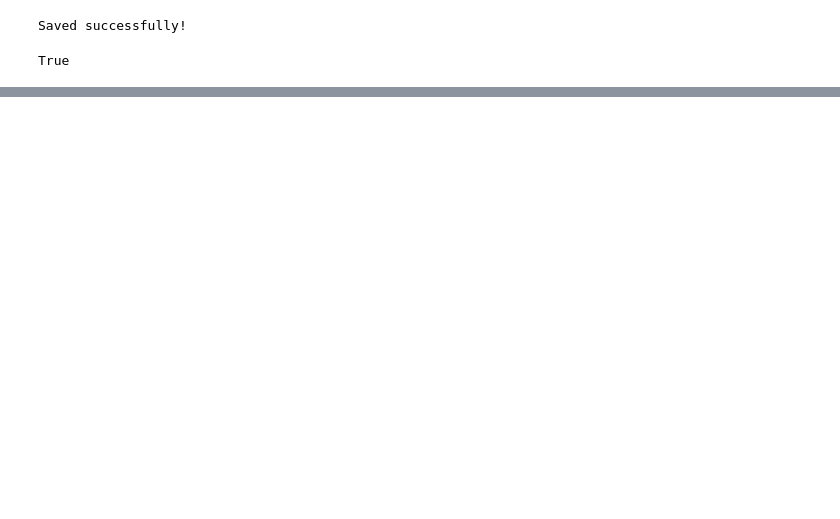
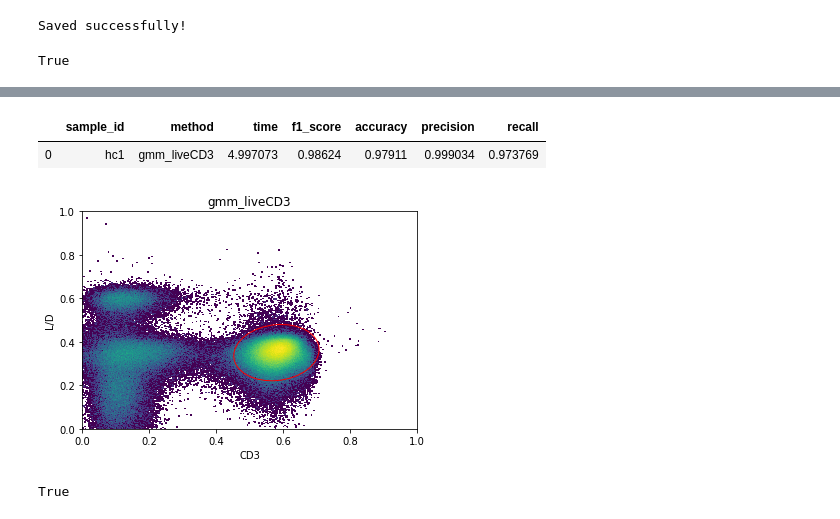
Before and after one commit to burtonrj/CytoPy, a Jupyter notebook: immunova/Notebooks/Testing/Population_Identification_Validation/CD3 Gating.ipynb, the cells around one changed output, grey strips where cells are left out. Drawn from its saved outputs; the diff is of its cells as text; code cells hidden in the pictures; blank space fills up the shorter version.

```diff
--- a/immunova/Notebooks/Testing/Population_Identification_Validation/CD3 Gating.ipynb
+++ b/immunova/Notebooks/Testing/Population_Identification_Validation/CD3 Gating.ipynb
@@ -57,7 +59,7 @@ for x in samples:
     child_populations = ChildPopulationCollection('geom')
     child_populations.add_population('cells', definition='+')
     child_populations.add_population('debris', definition='-')
-    gate_definition = dict(x='FSC-A', y='SSC-A')
+    gate_definition = dict(x='FSC-A', y='SSC-A', transform_x=None, transform_y=None)
     hc.create_gate(gate_name='debris_gate', parent='root', class_='Static', method='border_gate',
                     kwargs=gate_definition, child_populations=child_populations)
     hc.apply('debris_gate', plot_output=False)
@@ -67,7 +69,7 @@ for x in samples:
     child_populations.add_population('other_cells', definition='-')
     pre_filter = dict(xmin=50000, xmax=200000, ymin=0, ymax=150000)
     gate_definition = dict(x='FSC-A', y='SSC-A', target=(70000, 40000), k=3, rect_filter=pre_filter,
-                          conf=0.99)
+                          conf=0.99, transform_x=None, transform_y=None)
     hc.create_gate(gate_name='lymphocyte_gate', parent='cells', class_='MixtureModel', method='gate',
                     kwargs=gate_definition, child_populations=child_populations)
     hc.apply('lymphocyte_gate', plot_output=False)
@@ -120,0 +126,37 @@ True
+# %%
+import os
+if os.path.isfile('algo_performance.csv'):
+    x = pd.read_csv('algo_performance.csv')
+    gating_performance = x.to_dict('list')
+else:
+    gating_performance = dict(sample_id=[], method=[], time=[],
+                             f1_score=[], accuracy=[], precision=[],
+                             recall=[])
+
+def audited_apply(sample_go, gate_name, manual_pop):
+    # Apply function and measure time taken
+    start = datetime.now()
+    sample_go.apply(gate_name=gate_name)
+    end = datetime.now()
+    gating_performance['sample_id'].append(sample_go.id)
+    gating_performance['method'].append(gate_name)
+    gating_performance['time'].append((end-start).total_seconds())
+
+    # Rate performance of result
+    parent = sample_go.get_population_df(sample_go.populations[manual_pop].parent.name).copy()
+    manual_pop_idx = sample_go.populations[manual_pop].index
+    auto_pop_idx = sample_go.populations[gate_name].index
+    parent['manual'], parent['auto'] = 0, 0
+    parent['manual'] = parent['manual'].mask(parent.index.isin(manual_pop_idx), 1)
+    parent['auto'] = parent['auto'].mask(parent.index.isin(auto_pop_idx), 1)
+    recall = recall_score(y_true=parent['manual'].values, y_pred=parent['auto'])
+    precision = precision_score(y_true=parent['manual'].values, y_pred=parent['auto'])
+    accuracy = accuracy_score(y_true=parent['manual'].values, y_pred=parent['auto'])
+    f1 = f1_score(y_true=parent['manual'].values, y_pred=parent['auto'])
+    gating_performance['f1_score'].append(f1)
+    gating_performance['accuracy'].append(accuracy)
+    gating_performance['precision'].append(precision)
+    gating_performance['recall'].append(recall)
+    df = pd.DataFrame(gating_performance)
+    df.to_csv('algo_performance.csv')
+    return df[df.sample_id == sample_go.id]
@@ -120,0 +178,14 @@ True
+# %%
+audited_apply(hc, 'gmm_liveCD3', 'manual_liveCD3')
+# %% [output]
+|  | sample_id | method | time | f1_score | accuracy | precision | recall |
+| 0 | hc1 | gmm_liveCD3 | 4.997073 | 0.98624 | 0.97911 | 0.999034 | 0.973769 |
+[figure, added]
+# %%
+child_populations = ChildPopulationCollection('cluster')
+child_populations.add_population('dbscan_liveCD3', target=(0.6, 0.4), weight=1)
+gate_definition = dict(x='CD3', y='L/D', min_pop_size=1000, distance_nn=0.2, frac=0.2,nn=10)
+hc.create_gate(gate_name='dbscan_liveCD3', parent='lymphocytes', class_='DensityBasedClustering', method='dbscan',
+                kwargs=gate_definition, child_populations=child_populations)
+# %% [output]
+True
```
Also changed, not shown: parts of 16 cells of this notebook, 5 other files.
